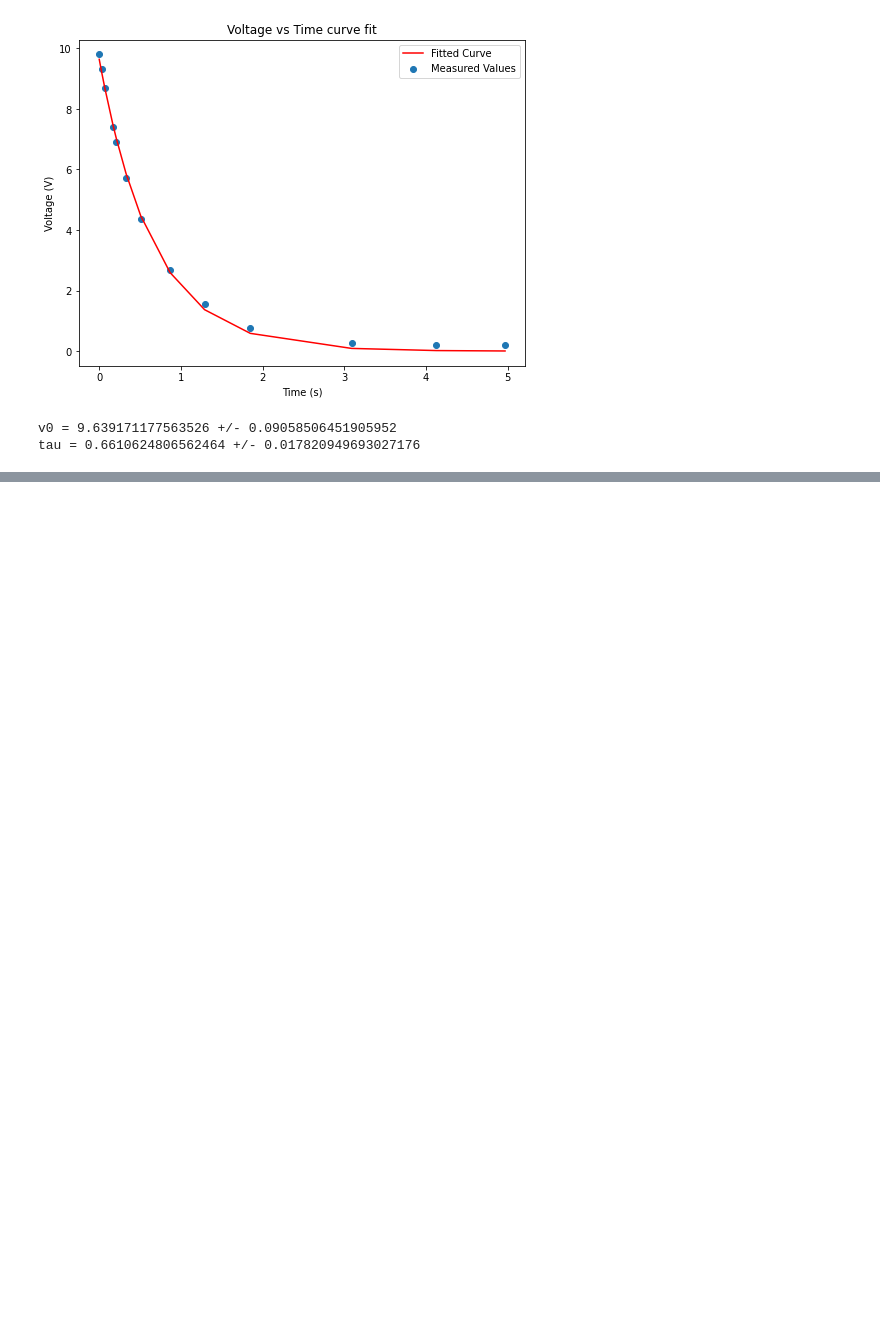
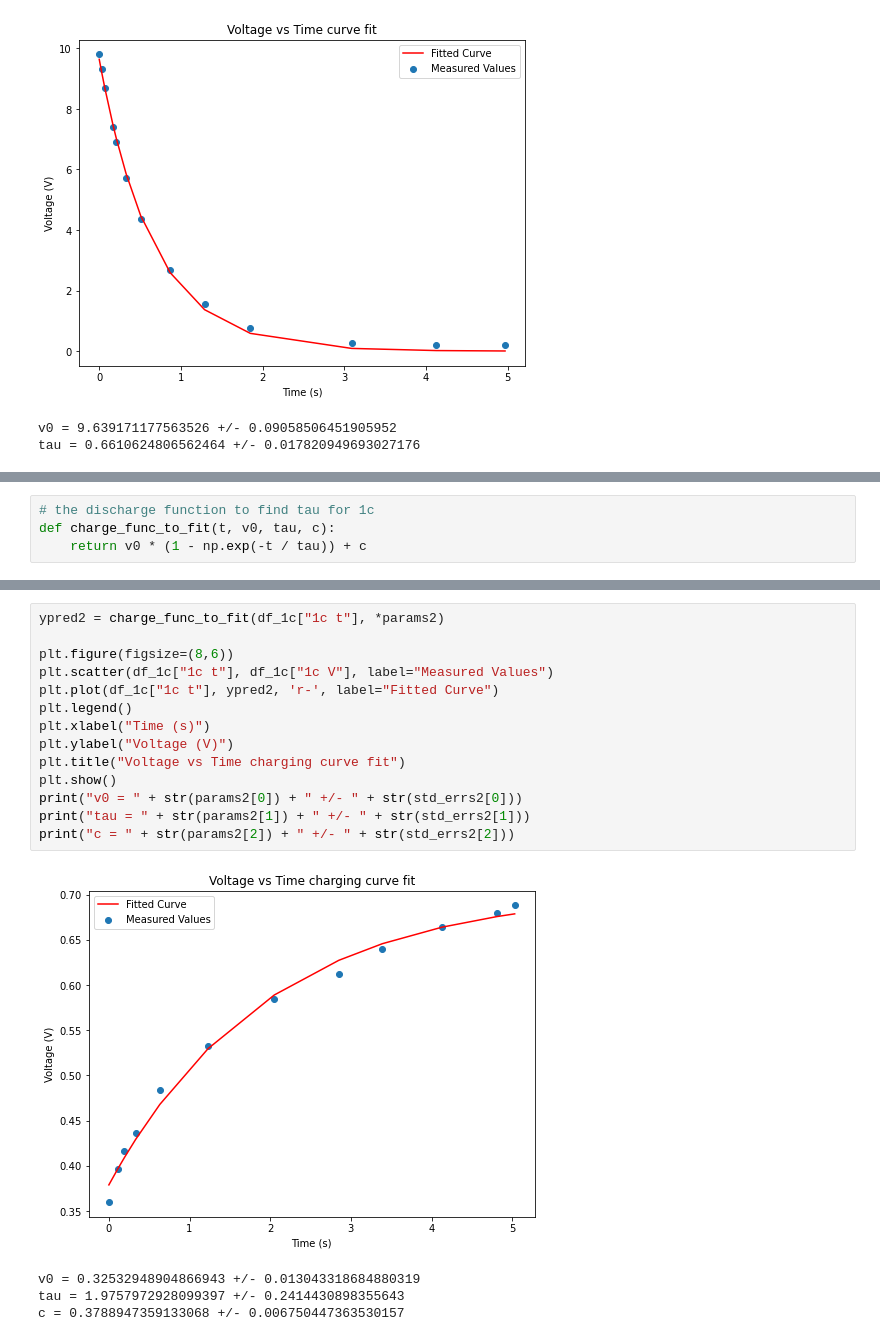
Before and after one commit to evilpegasus/physics5bl, a Jupyter notebook: rc_rcl_lab/rc_rcl.ipynb, the cells around one changed output, grey strips where cells are left out. Saved outputs shown, nothing was run; the diff lists cells and outputs as text; blank space fills up the shorter version.

```diff
--- a/rc_rcl_lab/rc_rcl.ipynb
+++ b/rc_rcl_lab/rc_rcl.ipynb
@@ -80,0 +120,4 @@ tau = 0.6610624806562464 +/- 0.017820949693027176
+# %%
+# the discharge function to find tau for 1c
+def charge_func_to_fit(t, v0, tau, c):
+    return v0 * (1 - np.exp(-t / tau)) + c
@@ -80,0 +132,19 @@ tau = 0.6610624806562464 +/- 0.017820949693027176
+# %%
+ypred2 = charge_func_to_fit(df_1c["1c t"], *params2)
+
+plt.figure(figsize=(8,6))
+plt.scatter(df_1c["1c t"], df_1c["1c V"], label="Measured Values")
+plt.plot(df_1c["1c t"], ypred2, 'r-', label="Fitted Curve")
+plt.legend()
+plt.xlabel("Time (s)")
+plt.ylabel("Voltage (V)")
+plt.title("Voltage vs Time charging curve fit")
+plt.show()
+print("v0 = " + str(params2[0]) + " +/- " + str(std_errs2[0]))
+print("tau = " + str(params2[1]) + " +/- " + str(std_errs2[1]))
+print("c = " + str(params2[2]) + " +/- " + str(std_errs2[2]))
+# %% [output]
+[figure, added]
+v0 = 0.32532948904866943 +/- 0.013043318684880319
+tau = 1.9757972928099397 +/- 0.2414430898355643
+c = 0.3788947359133068 +/- 0.006750447363530157
```
Also changed, not shown: parts of 10 cells of this notebook.
